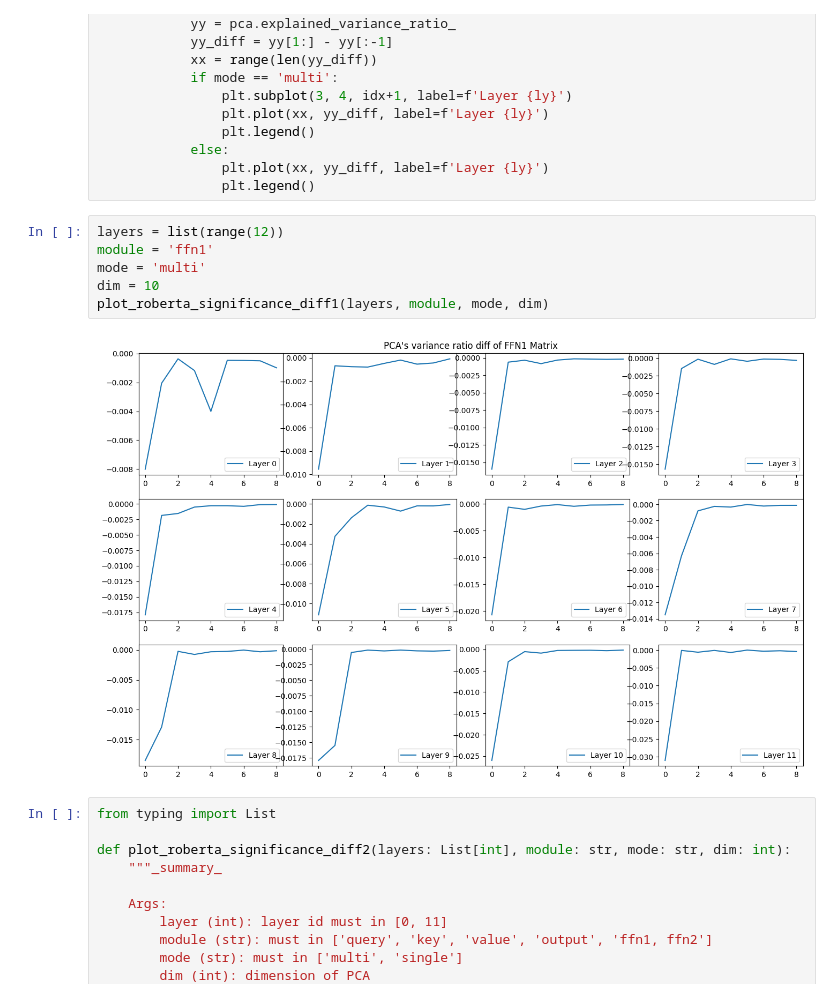
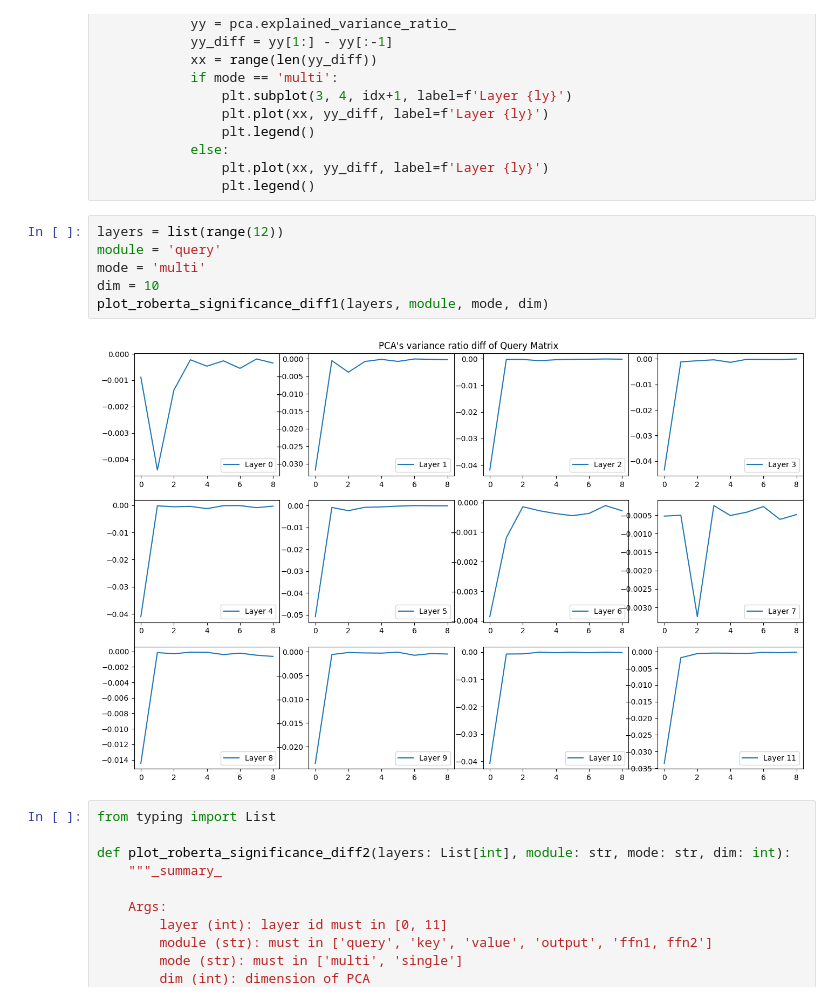
Before and after one commit to ChanLee9/ILRA, a Jupyter notebook: test.ipynb, the cells around one changed output. Cells and saved outputs as stored; diff of their text form.

```diff
--- a/test.ipynb
+++ b/test.ipynb
@@ -247,12 +247,12 @@ def plot_roberta_significance_diff1(layers: List[int], module: str, mode: str, d
                 plt.legend()
 # %%
 layers = list(range(12))
-module = 'ffn1'
+module = 'query'
 mode = 'multi'
 dim = 10
 plot_roberta_significance_diff1(layers, module, mode, dim)
 # %% [output]
-[figure, old version]
+[figure, new version]
 # %%
 from typing import List
 
```
Also changed, not shown: 1 other file.
